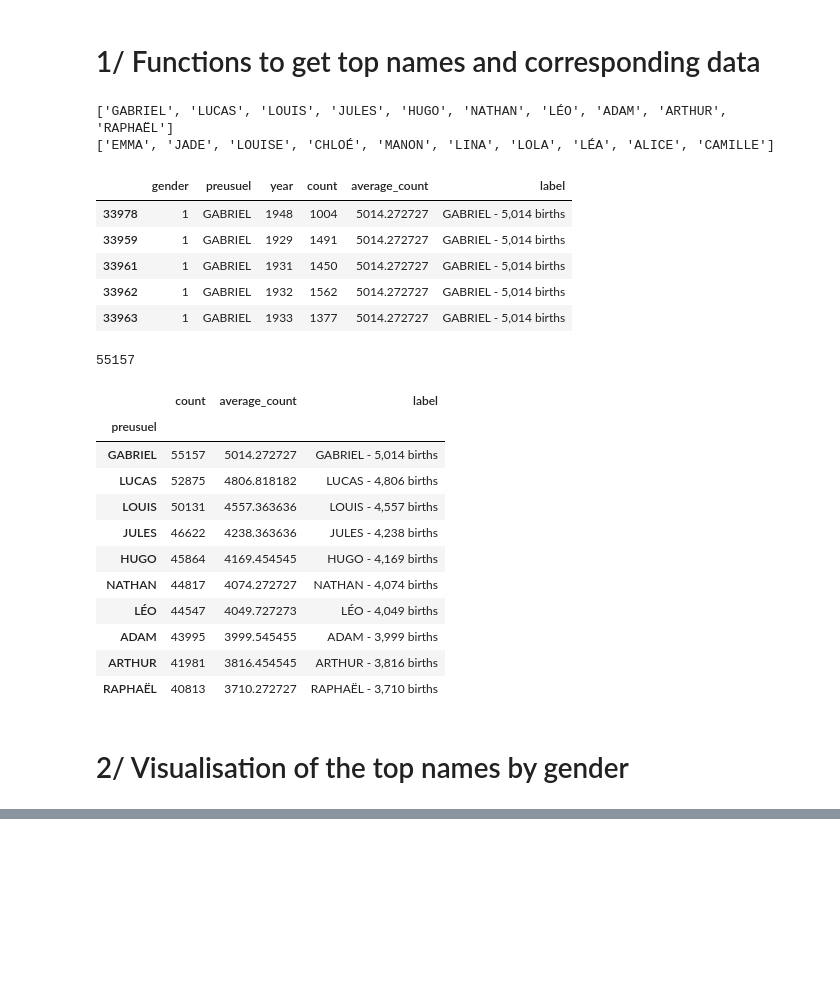
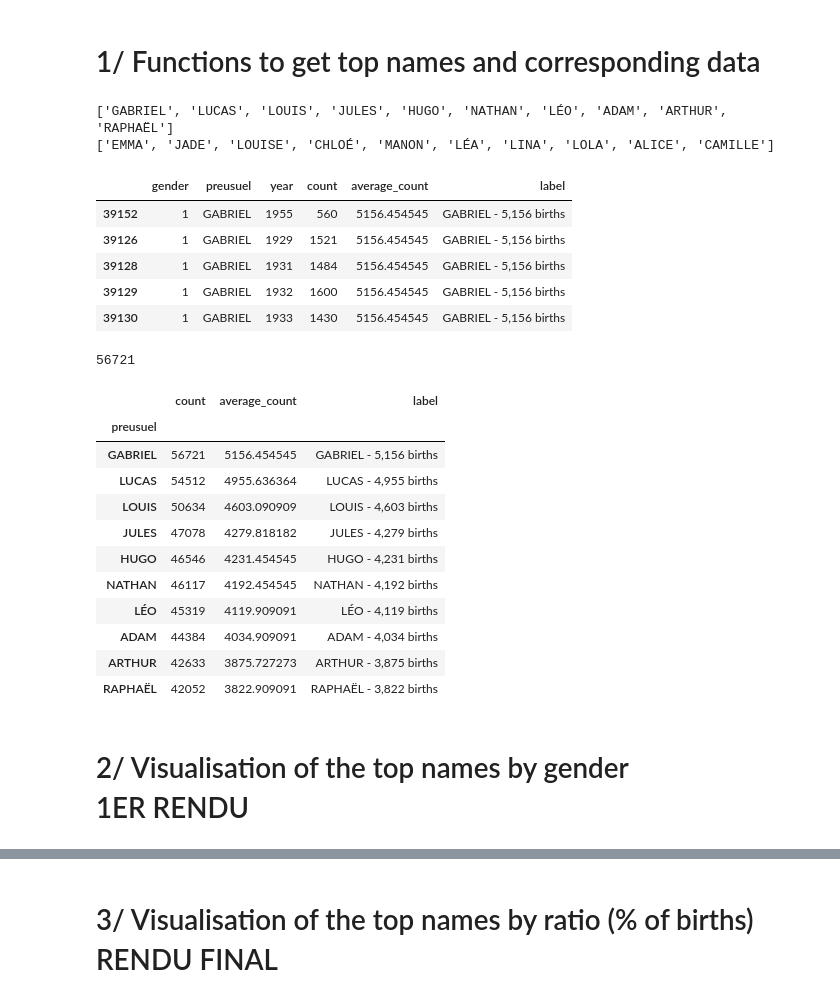
Before and after one commit to edoduc/Baby-names-data-visualization, a Jupyter notebook: visualization_3_gender_effect/IGR204_project_visualization_3_gender.ipynb, the cells around one changed output, grey strips where cells are left out. Cells and saved outputs as stored; diff of their text form; code cells hidden in the pictures; blank space fills up the shorter version.

```diff
--- a/visualization_3_gender_effect/IGR204_project_visualization_3_gender.ipynb
+++ b/visualization_3_gender_effect/IGR204_project_visualization_3_gender.ipynb
@@ -15,14 +15,18 @@ from IPython.display import display, clear_output
 # Load the data
 names = pd.read_csv("../data/dpt2020.csv", sep=";")
 names.rename(columns={'annais': 'year', 'nombre': 'count', 'sexe': 'gender'}, inplace=True)
-
+pb_years = names[names.year == 'XXXX']
 names.drop(names[names.preusuel == '_PRENOMS_RARES'].index, inplace=True)
-names.drop(names[names.dpt.isin(['XX', '971', '972', '973', '974'])].index, inplace=True)
+# names.drop(names[names.dpt.isin(['XX', '971', '972', '973', '974'])].index, inplace=True)
 names.drop(names[names.year == 'XXXX'].index, inplace=True)
 names.year = names.year.astype(int)
 names.gender = names.gender.astype(int)
 
 # Group data on all of France
+births = names[['year','gender','count']].groupby(['year','gender']).sum().reset_index()
+births = births.rename(columns={'count': 'births'})
+births_m = births[ births.gender == 1 ]
+births_f = births[ births.gender == 2 ]
 names_france = names.groupby(['gender', 'preusuel', 'year'])['count'].sum().reset_index()
 names_france_m = names_france[names_france.gender == 1]
 names_france_f = names_france[names_france.gender == 2]
@@ -75,7 +120,7 @@ None
 # %%
 # select the top 10 female and male names for a given period
 
-def get_top_names(names,start, end, top):
+def get_names_top(names,start, end, top):
     names_period = names[names.year.between(start, end)]
     top_count = names_period.groupby(['preusuel'])['count'].sum().reset_index()
     top_count = top_count.sort_values(by='count', ascending=False).head(top)
@@ -92,62 +137,62 @@ def get_data_top(names, start, end, top, gender = 'all'):
     gender : 0= all 1 = male and 2 = female'''
     if gender == 'male':
         data = names[names['gender']== 1]
     elif gender == 'female':
         data = names[names['gender']== 2]
     else:
         print("no gender selected, all names are returned (chose 'male' or 'female' to filter on gender)")
         data = names
     # get top names for period
-    top_list, top_count = get_top_names(data, start, end, top)
+    top_list, top_count = get_names_top(data, start, end, top)
 
     # filter data for top names
     data = data[data.preusuel.isin(top_list)]
 
     data['average_count'] = data['preusuel'].apply(lambda x: top_count.loc[x, 'average_count'])
     data['label'] = data['preusuel'].apply(lambda x: top_count.loc[x, 'label'])
     data = data.sort_values(by=['average_count'], ascending= False)
 
     return data
 
 
 # get the top 10 for male and female names for the period 2010-2020
-top_list_m, top_count_m = get_top_names(names_france_m, 2010, 2020, 10)
+top_list_m, top_count_m = get_names_top(names_france_m, 2010, 2020, 10)
 print(top_list_m)
-top_list_f, _ = get_top_names(names_france_f, 2010, 2020, 10)
+top_list_f, _ = get_names_top(names_france_f, 2010, 2020, 10)
 print(top_list_f)
 
 # get the data for male for the top 10 names in 2010-2020 period
 data_m_top = get_data_top(names_france, 2010,2020, 10,'male')
 data_m_top.head()
 # %% [output]
 ['GABRIEL', 'LUCAS', 'LOUIS', 'JULES', 'HUGO', 'NATHAN', 'LÉO', 'ADAM', 'ARTHUR', 'RAPHAËL']
-['EMMA', 'JADE', 'LOUISE', 'CHLOÉ', 'MANON', 'LINA', 'LOLA', 'LÉA', 'ALICE', 'CAMILLE']
+['EMMA', 'JADE', 'LOUISE', 'CHLOÉ', 'MANON', 'LÉA', 'LINA', 'LOLA', 'ALICE', 'CAMILLE']
 |  | gender | preusuel | year | count | average_count | label |
-| 33978 | 1 | GABRIEL | 1948 | 1004 | 5014.272727 | GABRIEL - 5,014 births |
-| 33959 | 1 | GABRIEL | 1929 | 1491 | 5014.272727 | GABRIEL - 5,014 births |
-| 33961 | 1 | GABRIEL | 1931 | 1450 | 5014.272727 | GABRIEL - 5,014 births |
-| 33962 | 1 | GABRIEL | 1932 | 1562 | 5014.272727 | GABRIEL - 5,014 births |
-| 33963 | 1 | GABRIEL | 1933 | 1377 | 5014.272727 | GABRIEL - 5,014 births |
+| 39152 | 1 | GABRIEL | 1955 | 560 | 5156.454545 | GABRIEL - 5,156 births |
+| 39126 | 1 | GABRIEL | 1929 | 1521 | 5156.454545 | GABRIEL - 5,156 births |
+| 39128 | 1 | GABRIEL | 1931 | 1484 | 5156.454545 | GABRIEL - 5,156 births |
+| 39129 | 1 | GABRIEL | 1932 | 1600 | 5156.454545 | GABRIEL - 5,156 births |
+| 39130 | 1 | GABRIEL | 1933 | 1430 | 5156.454545 | GABRIEL - 5,156 births |
 # %%
 #top_count_m = top_count_m.set_index('preusuel')
 print(top_count_m.loc['GABRIEL', 'count'])
 top_count_m
 # %% [output]
-55157
+56721
 |  | count | average_count | label |
 | preusuel |  |  |  |
-| GABRIEL | 55157 | 5014.272727 | GABRIEL - 5,014 births |
-| LUCAS | 52875 | 4806.818182 | LUCAS - 4,806 births |
-| LOUIS | 50131 | 4557.363636 | LOUIS - 4,557 births |
-| JULES | 46622 | 4238.363636 | JULES - 4,238 births |
-| HUGO | 45864 | 4169.454545 | HUGO - 4,169 births |
-| NATHAN | 44817 | 4074.272727 | NATHAN - 4,074 births |
-| LÉO | 44547 | 4049.727273 | LÉO - 4,049 births |
-| ADAM | 43995 | 3999.545455 | ADAM - 3,999 births |
-| ARTHUR | 41981 | 3816.454545 | ARTHUR - 3,816 births |
-| RAPHAËL | 40813 | 3710.272727 | RAPHAËL - 3,710 births |
+| GABRIEL | 56721 | 5156.454545 | GABRIEL - 5,156 births |
+| LUCAS | 54512 | 4955.636364 | LUCAS - 4,955 births |
+| LOUIS | 50634 | 4603.090909 | LOUIS - 4,603 births |
+| JULES | 47078 | 4279.818182 | JULES - 4,279 births |
+| HUGO | 46546 | 4231.454545 | HUGO - 4,231 births |
+| NATHAN | 46117 | 4192.454545 | NATHAN - 4,192 births |
+| LÉO | 45319 | 4119.909091 | LÉO - 4,119 births |
+| ADAM | 44384 | 4034.909091 | ADAM - 4,034 births |
+| ARTHUR | 42633 | 3875.727273 | ARTHUR - 3,875 births |
+| RAPHAËL | 42052 | 3822.909091 | RAPHAËL - 3,822 births |
 # %% [markdown]
-# 2/ Visualisation of the top names by gender
+# 2/ Visualisation of the top names by gender <br>1ER RENDU
 # %%
 # Plot the top names for the period 2010-2020
 
@@ -344,2 +389,4 @@ for i in range(1,12):
 # %% [output]
 [interactive output not drawn]
+# %% [markdown]
+# 3/ Visualisation of the top names by ratio (% of births) <br>RENDU FINAL
```
Also changed, not shown: parts of 22 cells of this notebook, 4 other files.
